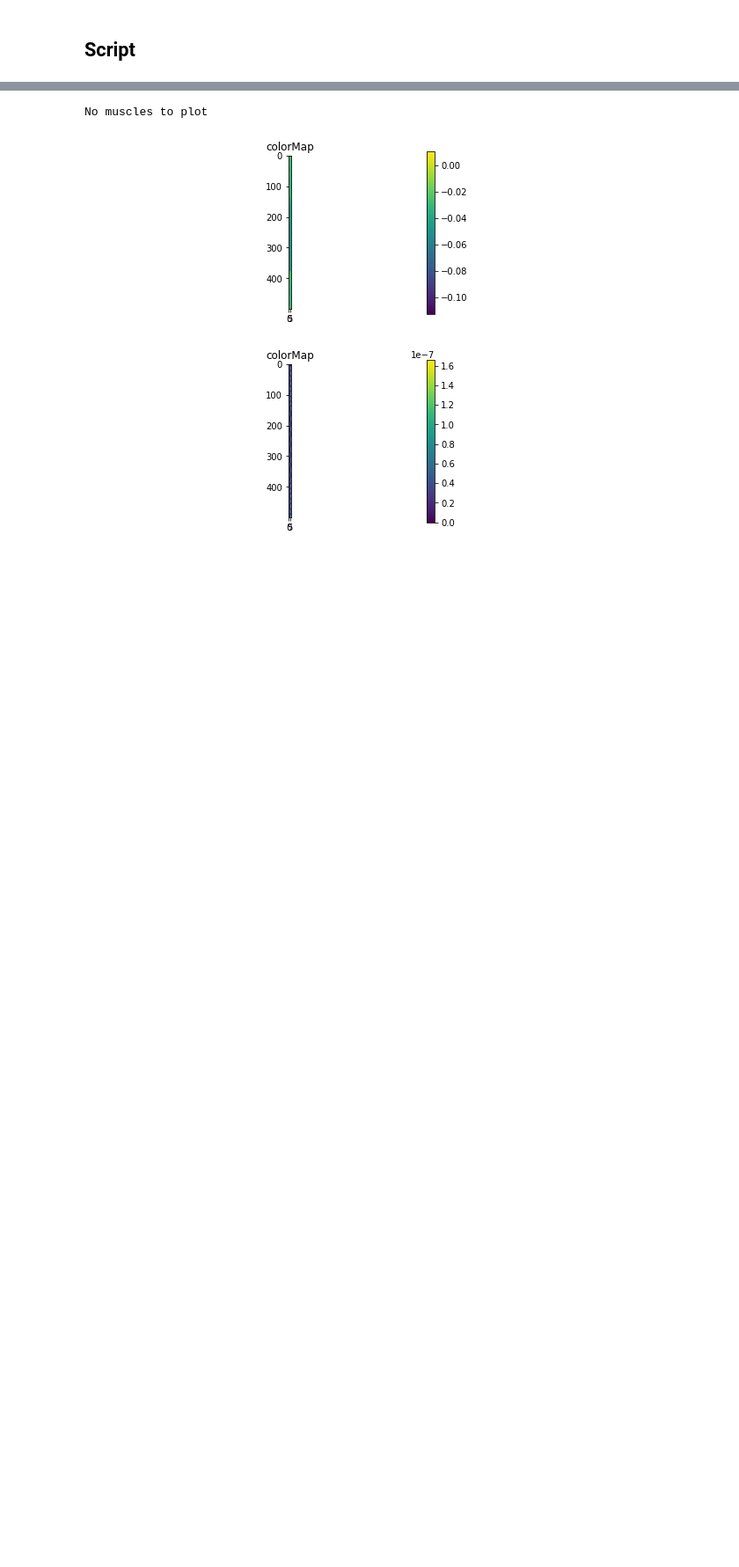
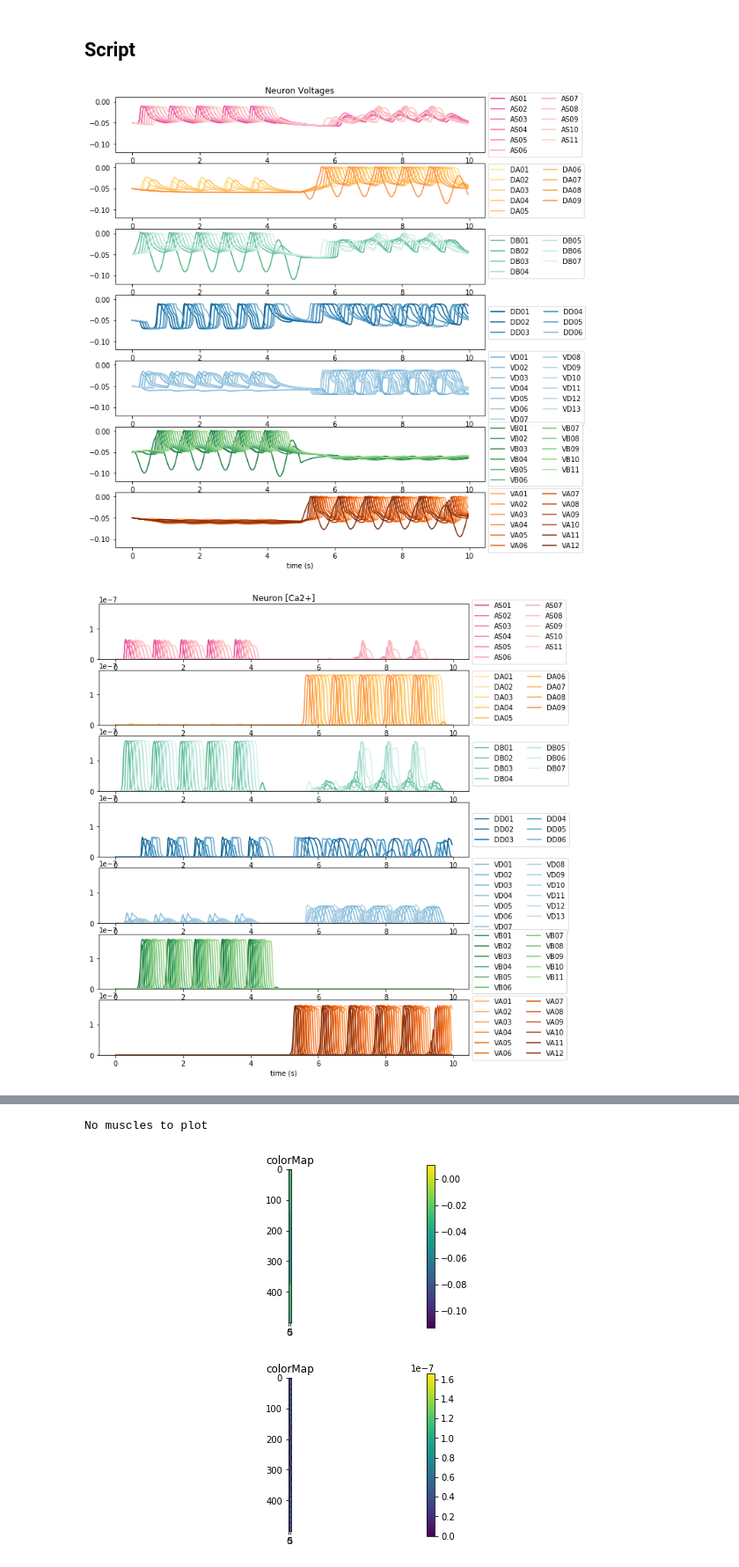
Before and after one commit to ManuelCarrascoY/openworm_tools, a Jupyter notebook: c302/c302.ipynb, the cells around one changed output, grey strips where cells are left out. Shown at 88% size. Saved outputs shown, nothing was run; the diff lists cells and outputs as text; code cells hidden in the pictures; blank space fills up the shorter version.

```diff
--- a/c302/c302.ipynb
+++ b/c302/c302.ipynb
@@ -306,6 +426,12 @@ Neurons:
 No muscles in this simulation
 # %% [markdown]
 ## Script
+# %%
+plot_all_motor_neurons(H_1, cells, "Neuron Voltages", (-0.12, 0.01))
+plot_all_motor_neurons(H_2, cells, "Neuron [Ca2+]", (0, 18e-8))
+# %% [output]
+[figure, added]
+[figure, added]
 # %%
 if include_neurons:
     print('Neurons: ')
```
Also changed, not shown: parts of 15 cells of this notebook, 13 other files.
